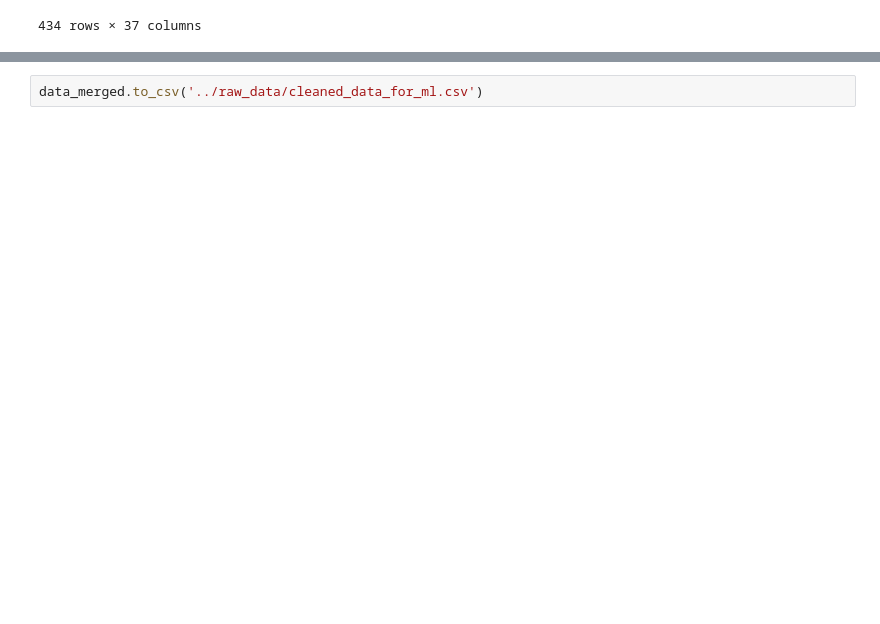
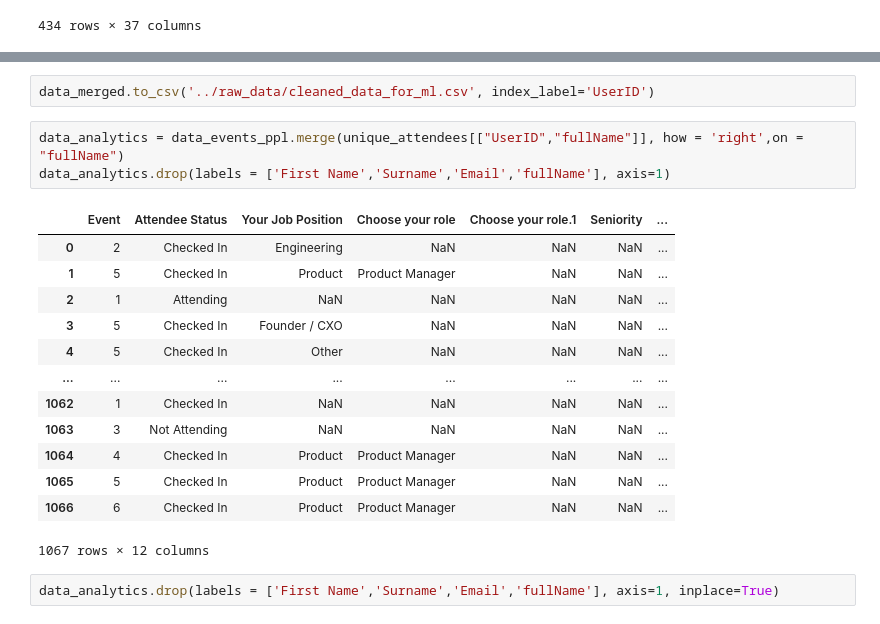
Before and after one commit to Shubhi-Varshney/data_bpm, a Jupyter notebook: notebooks/yulia_bpm_explore2.ipynb, the cells around one changed output, grey strips where cells are left out. Saved outputs shown, nothing was run; the diff lists cells and outputs as text; blank space fills up the shorter version.

Commit message:
clean data returns also data for analytics (needs more cleaning though)

```diff
--- a/notebooks/yulia_bpm_explore2.ipynb
+++ b/notebooks/yulia_bpm_explore2.ipynb
@@ -232,2 +250,21 @@ data_merged
 # %%
-data_merged.to_csv('../raw_data/cleaned_data_for_ml.csv')
+data_merged.to_csv('../raw_data/cleaned_data_for_ml.csv', index_label='UserID')
+# %%
+data_analytics = data_events_ppl.merge(unique_attendees[["UserID","fullName"]], how = 'right',on = "fullName")
+data_analytics.drop(labels = ['First Name','Surname','Email','fullName'], axis=1)
+# %% [output]
+|  | Event | Attendee Status | Your Job Position | Choose your role | Choose your role.1 | Seniority | ... |
+| 0 | 2 | Checked In | Engineering | NaN | NaN | NaN | ... |
+| 1 | 5 | Checked In | Product | Product Manager | NaN | NaN | ... |
+| 2 | 1 | Attending | NaN | NaN | NaN | NaN | ... |
+| 3 | 5 | Checked In | Founder / CXO | NaN | NaN | NaN | ... |
+| 4 | 5 | Checked In | Other | NaN | NaN | NaN | ... |
+| ... | ... | ... | ... | ... | ... | ... | ... |
+| 1062 | 1 | Checked In | NaN | NaN | NaN | NaN | ... |
+| 1063 | 3 | Not Attending | NaN | NaN | NaN | NaN | ... |
+| 1064 | 4 | Checked In | Product | Product Manager | NaN | NaN | ... |
+| 1065 | 5 | Checked In | Product | Product Manager | NaN | NaN | ... |
+| 1066 | 6 | Checked In | Product | Product Manager | NaN | NaN | ... |
+1067 rows × 12 columns
+# %%
+data_analytics.drop(labels = ['First Name','Surname','Email','fullName'], axis=1, inplace=True)
```
Also changed, not shown: parts of 1 cell of this notebook, 2 other files.
